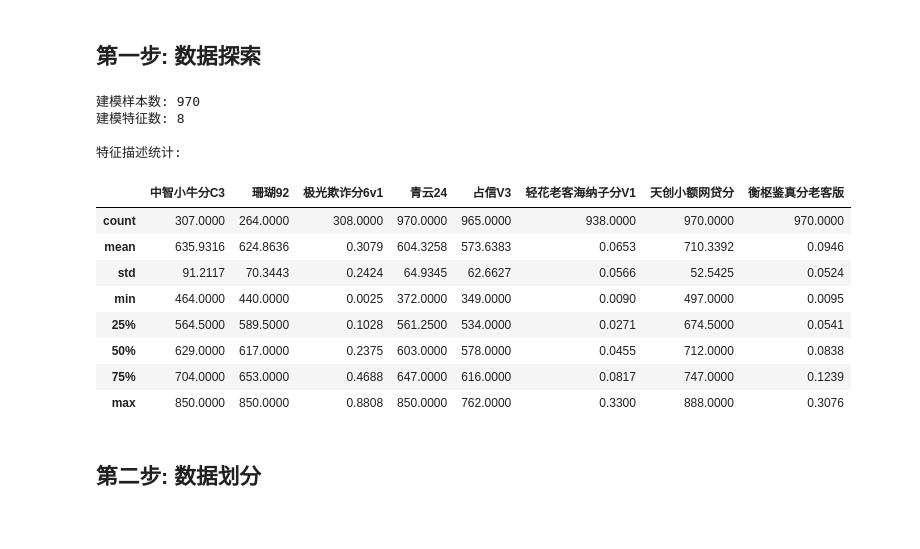
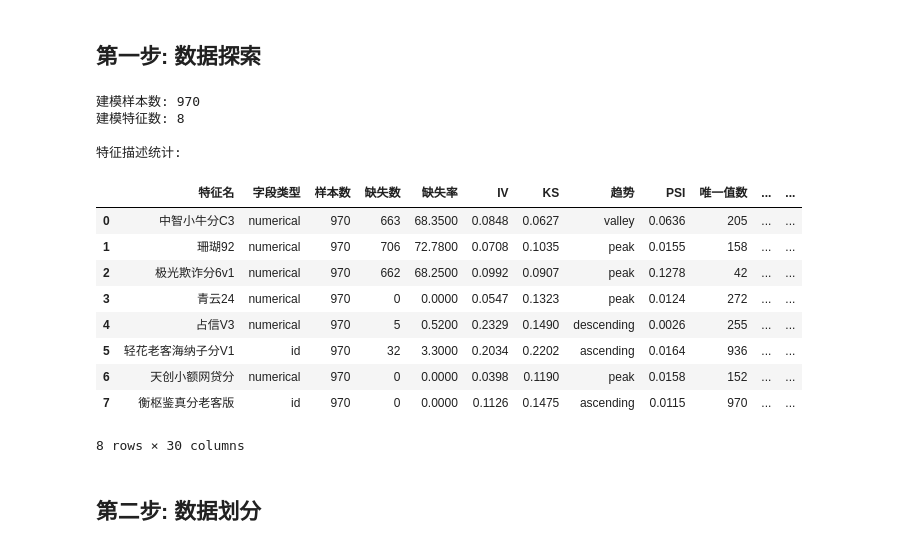
Before and after one commit to hengshu-credit/hscredit, a Jupyter notebook: examples/12_complete_workflow.ipynb, the cells around one changed output. Drawn from its saved outputs; the diff is of its cells as text; code cells hidden in the pictures.

```diff
--- a/examples/12_complete_workflow.ipynb
+++ b/examples/12_complete_workflow.ipynb
@@ -63,32 +63,33 @@ print("=" * 50)
 # %%
 # 选择建模特征
 numeric_features = [
     '中智小牛分C3', '珊瑚92', '极光欺诈分6v1', '青云24', '占信V3',
     '轻花老客海纳子分V1', '天创小额网贷分', '衡枢鉴真分老客版'
 ]
 
 # 移除缺失值过多的特征
 df_model = df[numeric_features + ['target']].copy()
 # df_model = df_model.dropna()
 
 print(f"建模样本数: {len(df_model):,}")
 print(f"建模特征数: {len(numeric_features)}")
 print(f"\n特征描述统计:")
-display(df_model[numeric_features].describe())
+display(df_model[numeric_features].summary(y=df_model['target']))
 # %% [output]
 建模样本数: 970
 建模特征数: 8
 
 特征描述统计:
-|  | 中智小牛分C3 | 珊瑚92 | 极光欺诈分6v1 | 青云24 | 占信V3 | 轻花老客海纳子分V1 | 天创小额网贷分 | 衡枢鉴真分老客版 |
-| count | 307.0000 | 264.0000 | 308.0000 | 970.0000 | 965.0000 | 938.0000 | 970.0000 | 970.0000 |
-| mean | 635.9316 | 624.8636 | 0.3079 | 604.3258 | 573.6383 | 0.0653 | 710.3392 | 0.0946 |
-| std | 91.2117 | 70.3443 | 0.2424 | 64.9345 | 62.6627 | 0.0566 | 52.5425 | 0.0524 |
-| min | 464.0000 | 440.0000 | 0.0025 | 372.0000 | 349.0000 | 0.0090 | 497.0000 | 0.0095 |
-| 25% | 564.5000 | 589.5000 | 0.1028 | 561.2500 | 534.0000 | 0.0271 | 674.5000 | 0.0541 |
-| 50% | 629.0000 | 617.0000 | 0.2375 | 603.0000 | 578.0000 | 0.0455 | 712.0000 | 0.0838 |
-| 75% | 704.0000 | 653.0000 | 0.4688 | 647.0000 | 616.0000 | 0.0817 | 747.0000 | 0.1239 |
-| max | 850.0000 | 850.0000 | 0.8808 | 850.0000 | 762.0000 | 0.3300 | 888.0000 | 0.3076 |
+|  | 特征名 | 字段类型 | 样本数 | 缺失数 | 缺失率 | IV | KS | 趋势 | PSI | 唯一值数 | ... | ... |
+| 0 | 中智小牛分C3 | numerical | 970 | 663 | 68.3500 | 0.0848 | 0.0627 | valley | 0.0636 | 205 | ... | ... |
+| 1 | 珊瑚92 | numerical | 970 | 706 | 72.7800 | 0.0708 | 0.1035 | peak | 0.0155 | 158 | ... | ... |
+| 2 | 极光欺诈分6v1 | numerical | 970 | 662 | 68.2500 | 0.0992 | 0.0907 | peak | 0.1278 | 42 | ... | ... |
+| 3 | 青云24 | numerical | 970 | 0 | 0.0000 | 0.0547 | 0.1323 | peak | 0.0124 | 272 | ... | ... |
+| 4 | 占信V3 | numerical | 970 | 5 | 0.5200 | 0.2329 | 0.1490 | descending | 0.0026 | 255 | ... | ... |
+| 5 | 轻花老客海纳子分V1 | id | 970 | 32 | 3.3000 | 0.2034 | 0.2202 | ascending | 0.0164 | 936 | ... | ... |
+| 6 | 天创小额网贷分 | numerical | 970 | 0 | 0.0000 | 0.0398 | 0.1190 | peak | 0.0158 | 152 | ... | ... |
+| 7 | 衡枢鉴真分老客版 | id | 970 | 0 | 0.0000 | 0.1126 | 0.1475 | ascending | 0.0115 | 970 | ... | ... |
+8 rows × 30 columns
 # %% [markdown]
 ## 第二步: 数据划分
 # %%
```
Also changed, not shown: parts of 3 cells of this notebook, 10 other files.
